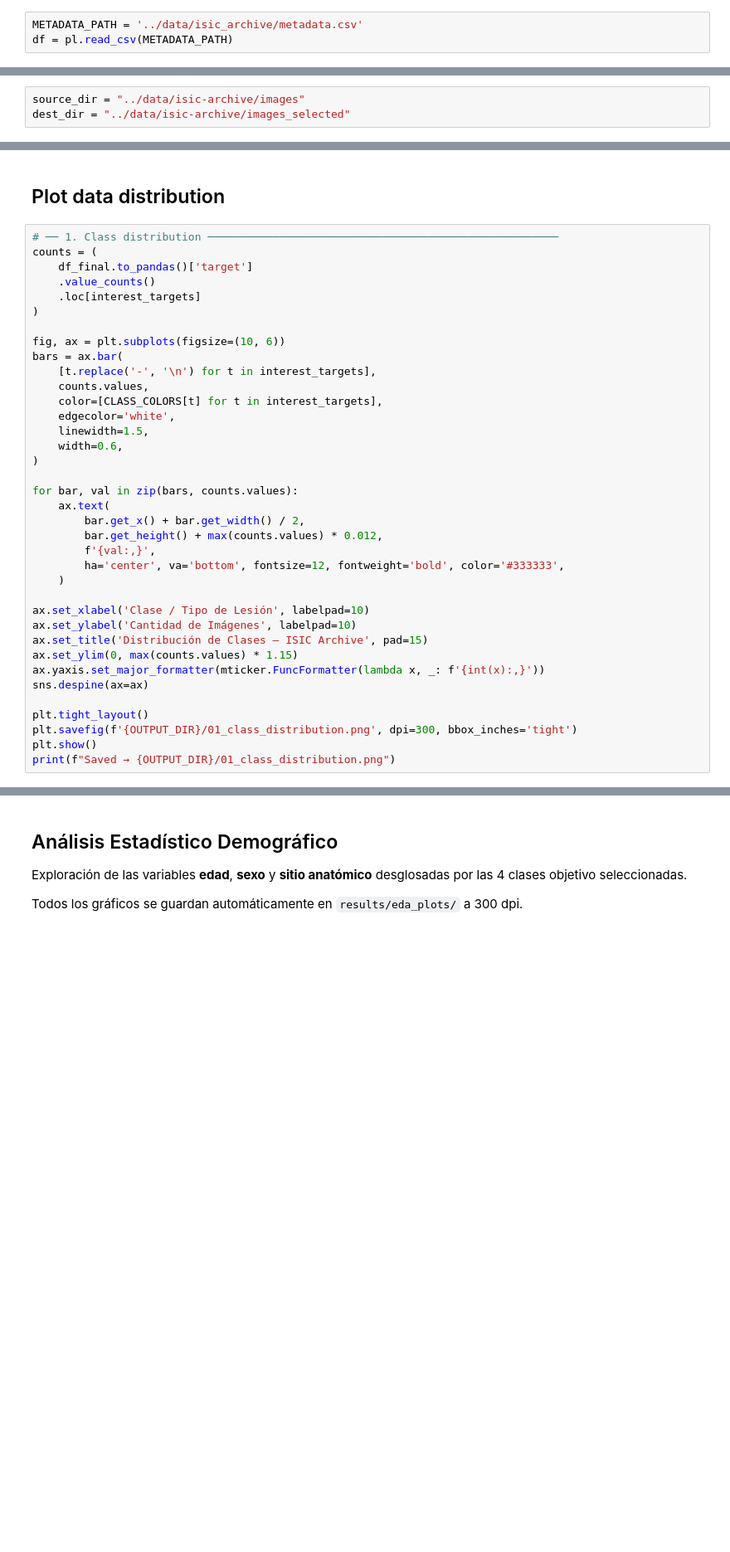
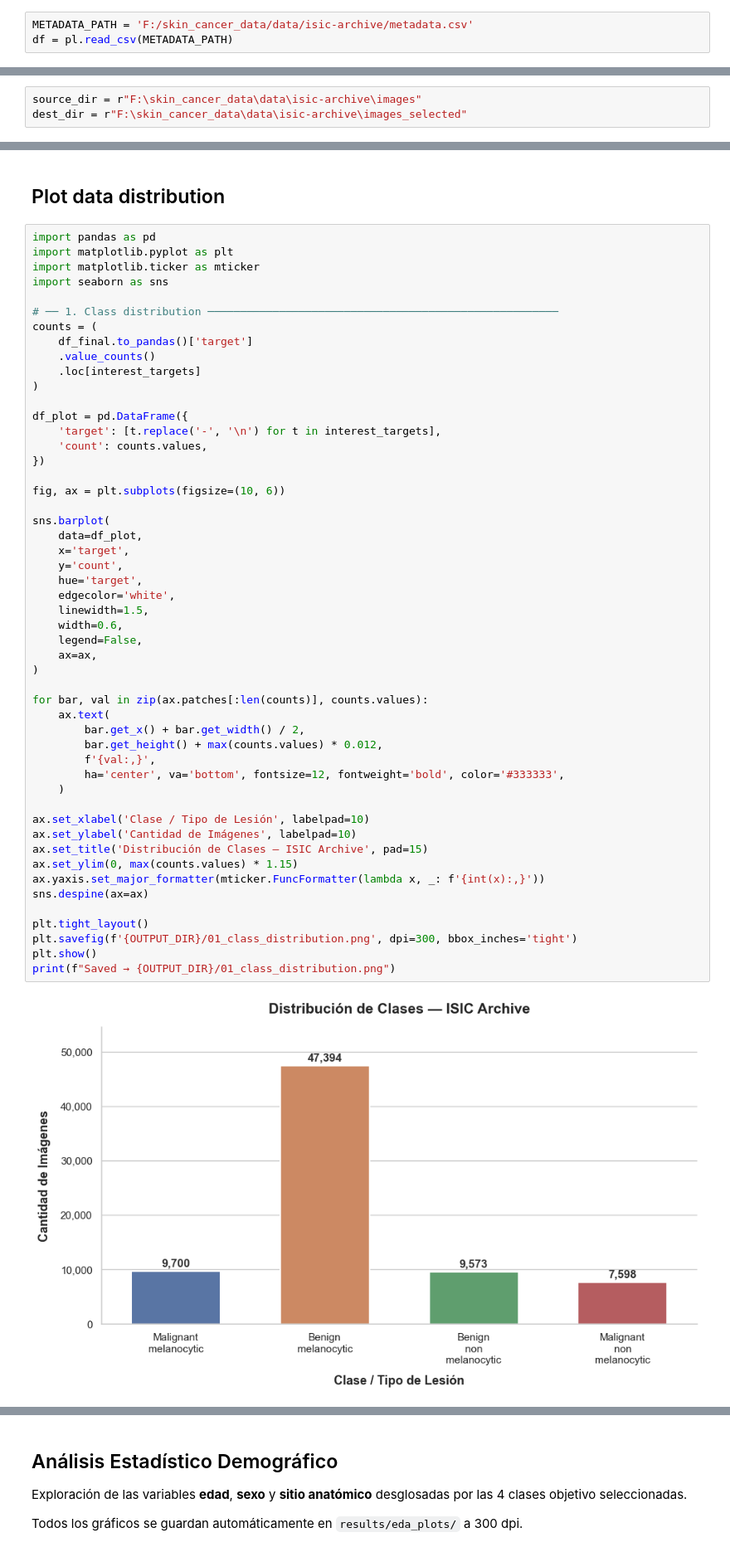
Before and after one commit to riosinda/scd-ml, a Jupyter notebook: notebooks/00_eda_isci_archive.ipynb, the cells around one changed output, grey strips where cells are left out. Shown at 83% size. Saved outputs shown, nothing was run; the diff lists cells and outputs as text; blank space fills up the shorter version.

```diff
--- a/notebooks/00_eda_isci_archive.ipynb
+++ b/notebooks/00_eda_isci_archive.ipynb
@@ -43,7 +45,7 @@ print(f"Output directory ready: {OUTPUT_DIR}")
 # %% [markdown]
 ## Load data
 # %%
-METADATA_PATH = '../data/isic_archive/metadata.csv'
+METADATA_PATH = 'F:/skin_cancer_data/data/isic-archive/metadata.csv'
 df = pl.read_csv(METADATA_PATH)
 # %% [markdown]
 ## EDA
@@ -172,8 +289,8 @@ df_selected.head()
 # %% [markdown]
 ## Extract selected images
 # %%
-source_dir = "../data/isic-archive/images"
-dest_dir = "../data/isic-archive/images_selected"
+source_dir = r"F:\skin_cancer_data\data\isic-archive\images"
+dest_dir = r"F:\skin_cancer_data\data\isic-archive\images_selected"
 # %%
 os.makedirs(dest_dir, exist_ok=True)
 print(f"Destination directory ready: {dest_dir}")
@@ -208,39 +343,55 @@ df_final.head()
 # %% [markdown]
 ## Plot data distribution
 # %%
+import pandas as pd
+import matplotlib.pyplot as plt
+import matplotlib.ticker as mticker
+import seaborn as sns
+
 # ── 1. Class distribution ──────────────────────────────────────────────────────
 counts = (
     df_final.to_pandas()['target']
     .value_counts()
     .loc[interest_targets]
 )
 
+df_plot = pd.DataFrame({
+    'target': [t.replace('-', '\n') for t in interest_targets],
+    'count': counts.values,
+})
+
 fig, ax = plt.subplots(figsize=(10, 6))
-bars = ax.bar(
-    [t.replace('-', '\n') for t in interest_targets],
-    counts.values,
-    color=[CLASS_COLORS[t] for t in interest_targets],
+
+sns.barplot(
+    data=df_plot,
+    x='target',
+    y='count',
+    hue='target',
     edgecolor='white',
     linewidth=1.5,
     width=0.6,
+    legend=False,
+    ax=ax,
 )
 
-for bar, val in zip(bars, counts.values):
+for bar, val in zip(ax.patches[:len(counts)], counts.values):
     ax.text(
         bar.get_x() + bar.get_width() / 2,
         bar.get_height() + max(counts.values) * 0.012,
         f'{val:,}',
         ha='center', va='bottom', fontsize=12, fontweight='bold', color='#333333',
     )
 
 ax.set_xlabel('Clase / Tipo de Lesión', labelpad=10)
 ax.set_ylabel('Cantidad de Imágenes', labelpad=10)
 ax.set_title('Distribución de Clases — ISIC Archive', pad=15)
 ax.set_ylim(0, max(counts.values) * 1.15)
 ax.yaxis.set_major_formatter(mticker.FuncFormatter(lambda x, _: f'{int(x):,}'))
 sns.despine(ax=ax)
 
 plt.tight_layout()
 plt.savefig(f'{OUTPUT_DIR}/01_class_distribution.png', dpi=300, bbox_inches='tight')
 plt.show()
 print(f"Saved → {OUTPUT_DIR}/01_class_distribution.png")
+# %% [output]
+[figure, added]
```
Also changed, not shown: parts of 25 cells of this notebook, 4 other files.
